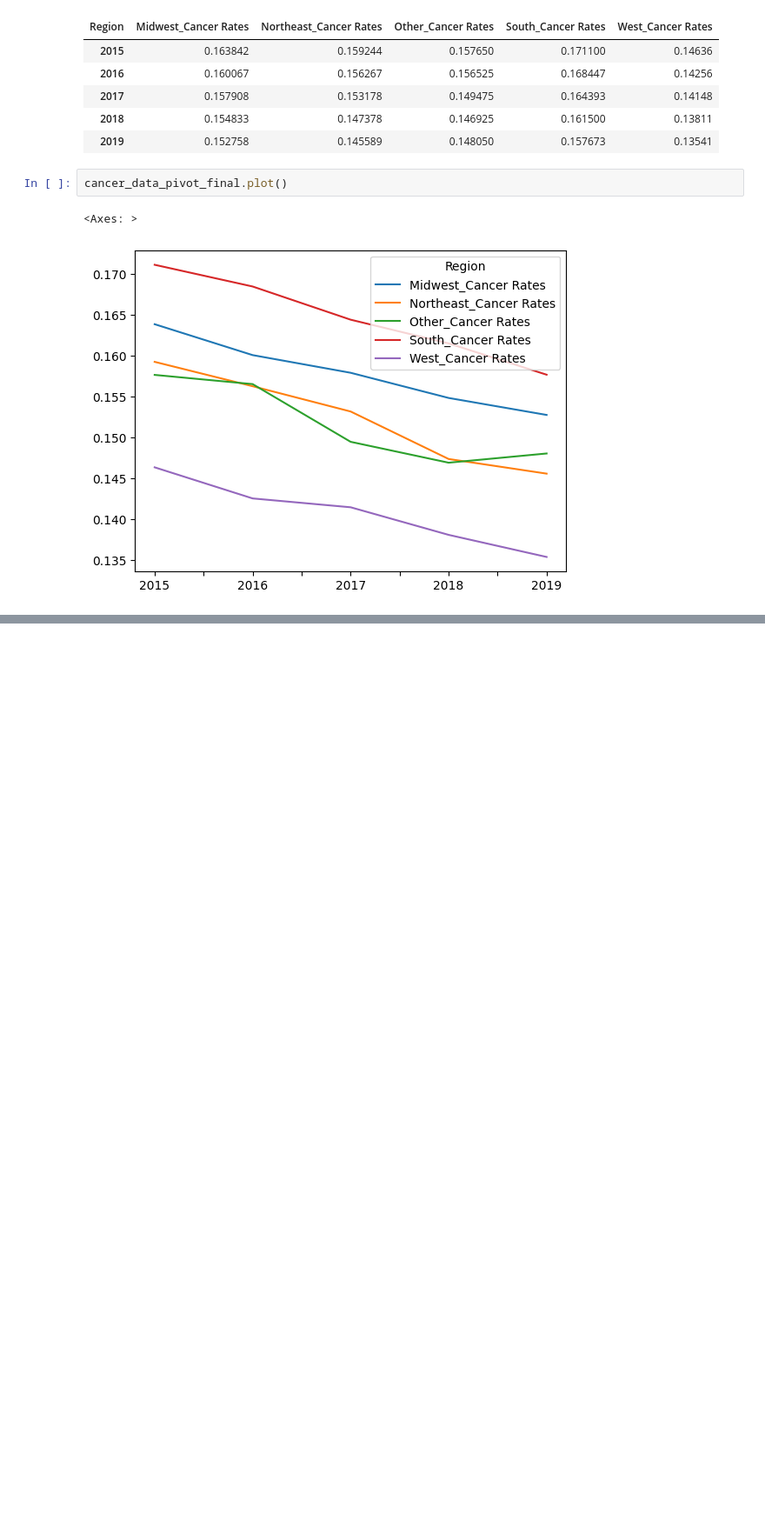
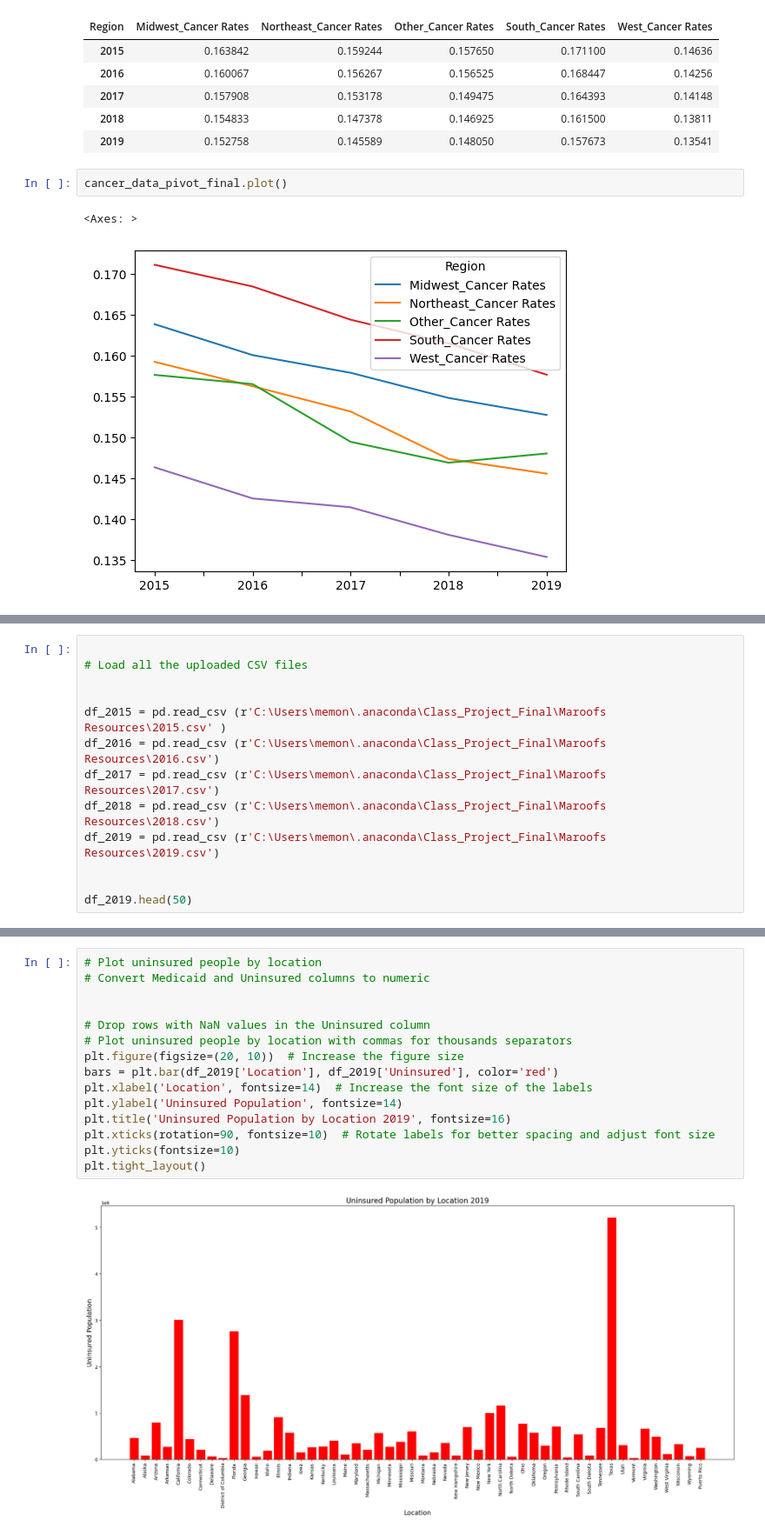
Before and after one commit to RyanWeigel32/Class_Project_Final, a Jupyter notebook: Project_One_Final.ipynb, the cells around one changed output, grey strips where cells are left out. Shown at 87% size. Saved outputs shown, nothing was run; the diff lists cells and outputs as text; blank space fills up the shorter version.

Commit message:
add in maroofs code

```diff
--- a/Project_One_Final.ipynb
+++ b/Project_One_Final.ipynb
@@ -2213,0 +2230,13 @@ cancer_data_pivot_final.plot()
+# %%
+
+# Load all the uploaded CSV files
+
+
+df_2015 = pd.read_csv (r'C:\Users\memon\.anaconda\Class_Project_Final\Maroofs Resources\2015.csv' )
+df_2016 = pd.read_csv (r'C:\Users\memon\.anaconda\Class_Project_Final\Maroofs Resources\2016.csv')
+df_2017 = pd.read_csv (r'C:\Users\memon\.anaconda\Class_Project_Final\Maroofs Resources\2017.csv')
+df_2018 = pd.read_csv (r'C:\Users\memon\.anaconda\Class_Project_Final\Maroofs Resources\2018.csv')
+df_2019 = pd.read_csv (r'C:\Users\memon\.anaconda\Class_Project_Final\Maroofs Resources\2019.csv')
+
+
+df_2019.head(50)
@@ -2213,0 +2341,17 @@ cancer_data_pivot_final.plot()
+# %%
+# Plot uninsured people by location
+# Convert Medicaid and Uninsured columns to numeric
+
+
+# Drop rows with NaN values in the Uninsured column
+# Plot uninsured people by location with commas for thousands separators
+plt.figure(figsize=(20, 10))  # Increase the figure size
+bars = plt.bar(df_2019['Location'], df_2019['Uninsured'], color='red')
+plt.xlabel('Location', fontsize=14)  # Increase the font size of the labels
+plt.ylabel('Uninsured Population', fontsize=14)
+plt.title('Uninsured Population by Location 2019', fontsize=16)
+plt.xticks(rotation=90, fontsize=10)  # Rotate labels for better spacing and adjust font size
+plt.yticks(fontsize=10)
+plt.tight_layout()
+# %% [output]
+[figure, added]
```
Also changed, not shown: parts of 22 cells of this notebook, 5 other files.
